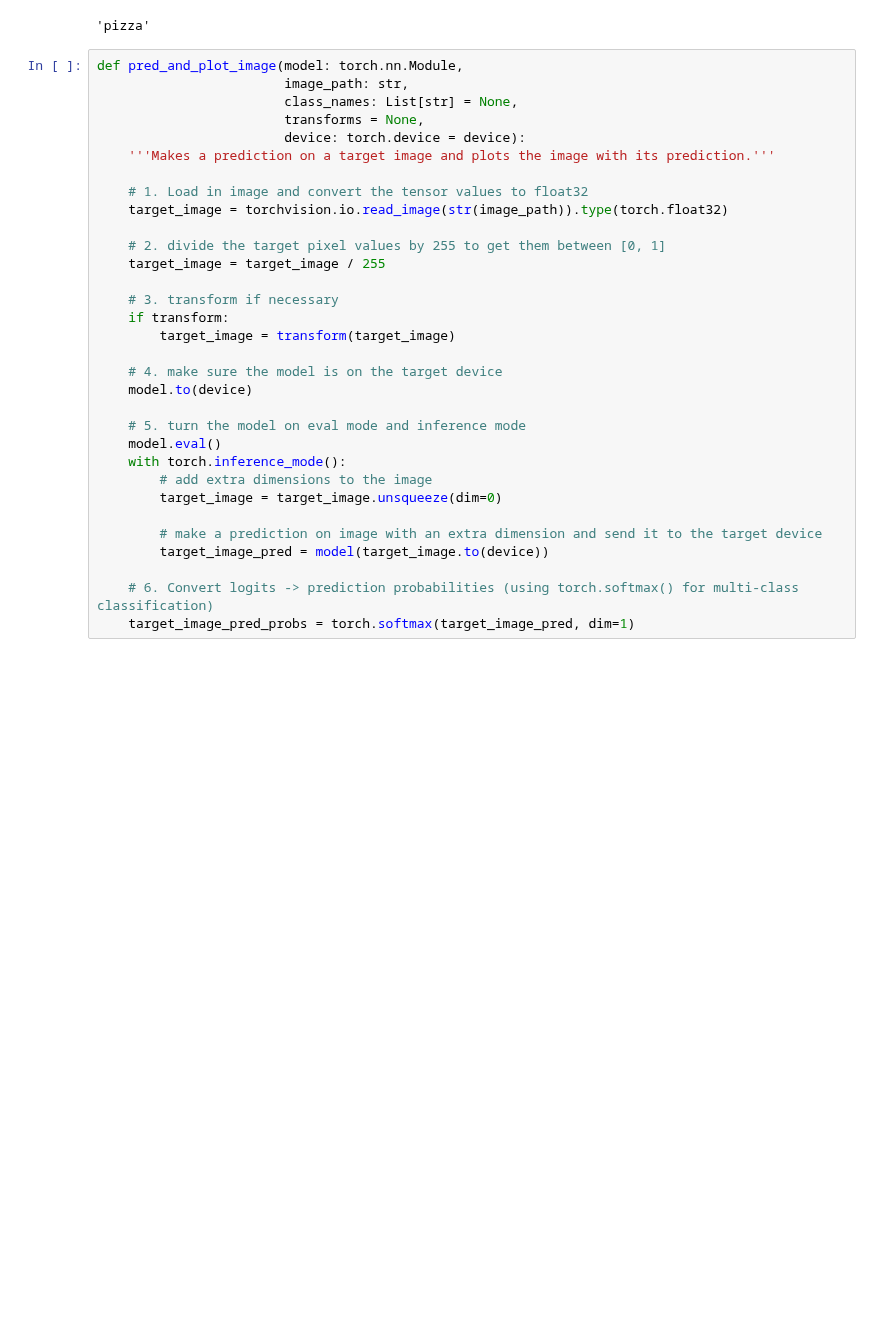
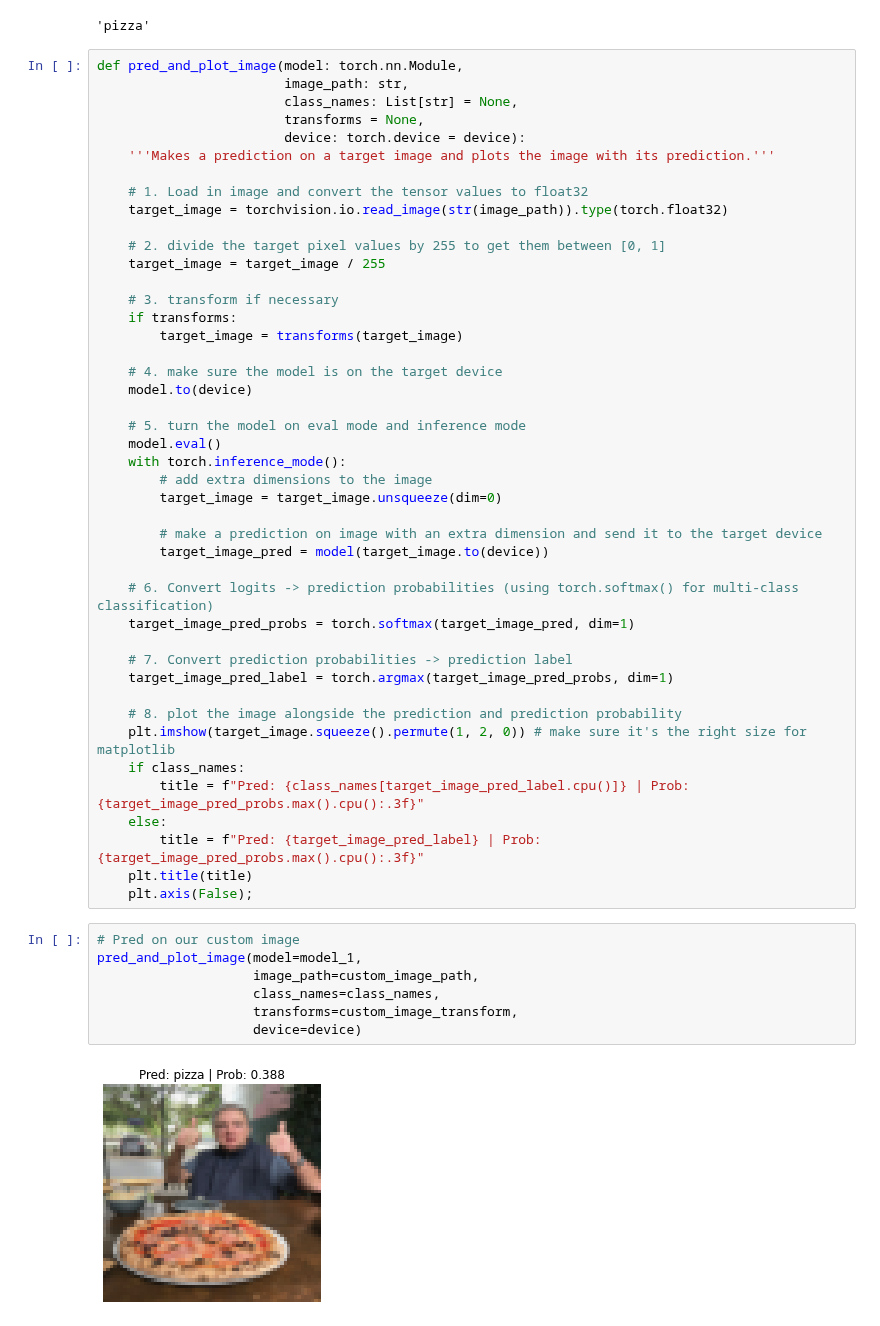
Before and after one commit to s0um0r0y/coding-practise, a Jupyter notebook: deep_learning_practise/custom_dataset.ipynb, the cells around one changed output. Drawn from its saved outputs; the diff is of its cells as text; blank space fills up the shorter version.

Commit message:
completed custom datasets

```diff
--- a/deep_learning_practise/custom_dataset.ipynb
+++ b/deep_learning_practise/custom_dataset.ipynb
@@ -1236,8 +1253,8 @@ def pred_and_plot_image(model: torch.nn.Module,
     target_image = target_image / 255
 
     # 3. transform if necessary
-    if transform:
-        target_image = transform(target_image)
+    if transforms:
+        target_image = transforms(target_image)
 
     # 4. make sure the model is on the target device
     model.to(device)
@@ -1253,3 +1270,24 @@ def pred_and_plot_image(model: torch.nn.Module,
 
     # 6. Convert logits -> prediction probabilities (using torch.softmax() for multi-class classification)
     target_image_pred_probs = torch.softmax(target_image_pred, dim=1)
+
+    # 7. Convert prediction probabilities -> prediction label
+    target_image_pred_label = torch.argmax(target_image_pred_probs, dim=1)
+
+    # 8. plot the image alongside the prediction and prediction probability
+    plt.imshow(target_image.squeeze().permute(1, 2, 0)) # make sure it's the right size for matplotlib
+    if class_names:
+        title = f"Pred: {class_names[target_image_pred_label.cpu()]} | Prob: {target_image_pred_probs.max().cpu():.3f}"
+    else:
+        title = f"Pred: {target_image_pred_label} | Prob: {target_image_pred_probs.max().cpu():.3f}"
+    plt.title(title)
+    plt.axis(False);
+# %%
+# Pred on our custom image
+pred_and_plot_image(model=model_1,
+                    image_path=custom_image_path,
+                    class_names=class_names,
+                    transforms=custom_image_transform,
+                    device=device)
+# %% [output]
+[figure, added]
```
Also changed, not shown: parts of 12 cells of this notebook.
